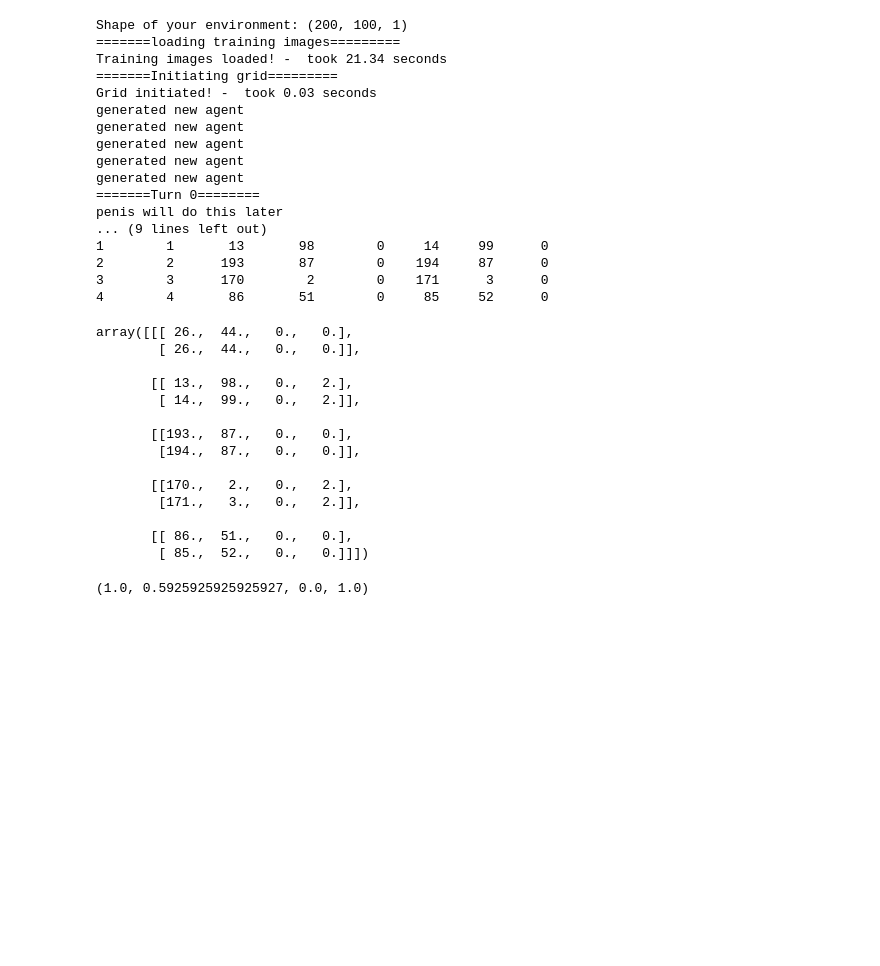
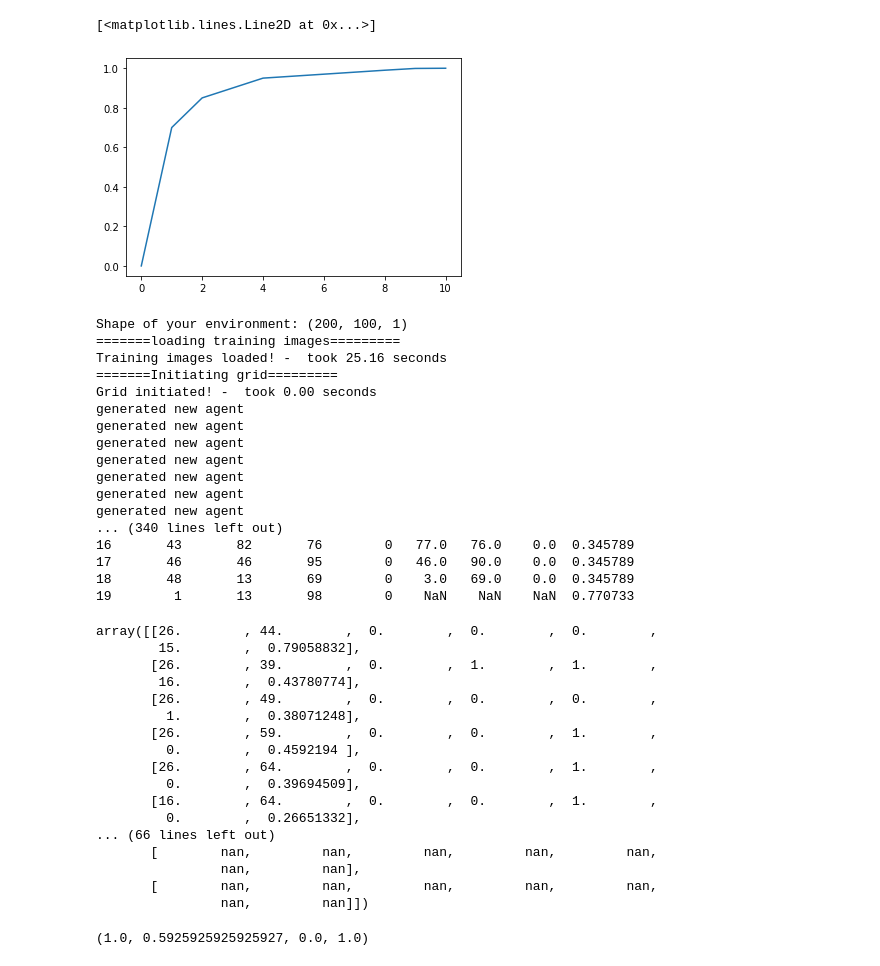
Before and after one commit to BastianSteffens/ABRM_functions, a Jupyter notebook: abm/init_ABRM.ipynb, the cells around one changed output. Saved outputs shown, nothing was run; the diff lists cells and outputs as text; code cells hidden in the pictures; blank space fills up the shorter version.

```diff
--- a/abm/init_ABRM.ipynb
+++ b/abm/init_ABRM.ipynb
@@ -77,0 +58,6 @@ TI_zones = TI_zone[:,2].reshape((200,100,1))
+# %%
+F_points_target = np.array([0, 0.7, 0.85, 0.9, 0.95, 0.96, 0.97, 0.98, 0.99, 0.999, 1])
+plt.plot(F_points_target)
+# %% [output]
+[<matplotlib.lines.Line2D at 0x...>]
+[figure, added]
@@ -78,10 +95,10 @@ TI_zones = TI_zone[:,2].reshape((200,100,1))
 # %%
-
 t1 = time.time()
 
 model = Model(env = TI_zones,
-              number_of_turns=TURNS, number_of_starting_agents = 5,new_agent_every_n_turns = 1,new_agents_per_n_turns = 2,max_number_agents = 250,
-              ratio_of_tracked_agents = 1.,number_training_image_zones = 2, number_training_images_per_zone = 20
+              number_of_turns=TURNS, number_of_starting_agents = 10,new_agent_every_n_turns = 1,max_number_agents = 25,
+              ratio_of_tracked_agents = 1.,number_training_image_zones = 2, number_training_images_per_zone = 20,output_folder = output_folder,
+              Phi_points_target=Phi_points_target,F_points_target=F_points_target,max_number_of_position_tests = 15 ,n_processes = None,neighbourhood_radius = 10, neighbourhood_search_step_size = 5,
              )
 model.run()
 print("Simulation took {0:2.2f} seconds".format(time.time()-t1))
@@ -90,39 +107,42 @@ print(test_df.head(20))
 # %% [output]
 Shape of your environment: (200, 100, 1)
 =======loading training images=========
-Training images loaded! -  took 21.34 seconds
+Training images loaded! -  took 25.16 seconds
 =======Initiating grid=========
-Grid initiated! -  took 0.03 seconds
+Grid initiated! -  took 0.00 seconds
 generated new agent
 generated new agent
 generated new agent
 generated new agent
 generated new agent
-=======Turn 0========
-penis will do this later
-... (9 lines left out)
-1        1       13       98        0     14     99      0
-2        2      193       87        0    194     87      0
-3        3      170        2        0    171      3      0
-4        4       86       51        0     85     52      0
+generated new agent
+generated new agent
+... (340 lines left out)
+16       43       82       76        0   77.0   76.0    0.0  0.345789
+17       46       46       95        0   46.0   90.0    0.0  0.345789
+18       48       13       69        0    3.0   69.0    0.0  0.345789
+19        1       13       98        0    NaN    NaN    NaN  0.770733
 # %%
 tracker = model.get_all_tracks()
-tracker
+tracker[0]
 # %% [output]
-array([[[ 26.,  44.,   0.,   0.],
-        [ 26.,  44.,   0.,   0.]],
-
-       [[ 13.,  98.,   0.,   2.],
-        [ 14.,  99.,   0.,   2.]],
-
-       [[193.,  87.,   0.,   0.],
-        [194.,  87.,   0.,   0.]],
-
-       [[170.,   2.,   0.,   2.],
-        [171.,   3.,   0.,   2.]],
-
-       [[ 86.,  51.,   0.,   0.],
-        [ 85.,  52.,   0.,   0.]]])
+array([[26.        , 44.        ,  0.        ,  0.        ,  0.        ,
+        15.        ,  0.79058832],
+       [26.        , 39.        ,  0.        ,  1.        ,  1.        ,
+        16.        ,  0.43780774],
+       [26.        , 49.        ,  0.        ,  0.        ,  0.        ,
+         1.        ,  0.38071248],
+       [26.        , 59.        ,  0.        ,  0.        ,  1.        ,
+         0.        ,  0.4592194 ],
+       [26.        , 64.        ,  0.        ,  0.        ,  1.        ,
+         0.        ,  0.39694509],
+       [16.        , 64.        ,  0.        ,  0.        ,  1.        ,
+         0.        ,  0.26651332],
+... (66 lines left out)
+       [        nan,         nan,         nan,         nan,         nan,
+                nan,         nan],
+       [        nan,         nan,         nan,         nan,         nan,
+                nan,         nan]])
 # %%
 iteration=[]
 for turns in range(TURNS+1):
```
Also changed, not shown: parts of 14 cells of this notebook, 7 other files.
